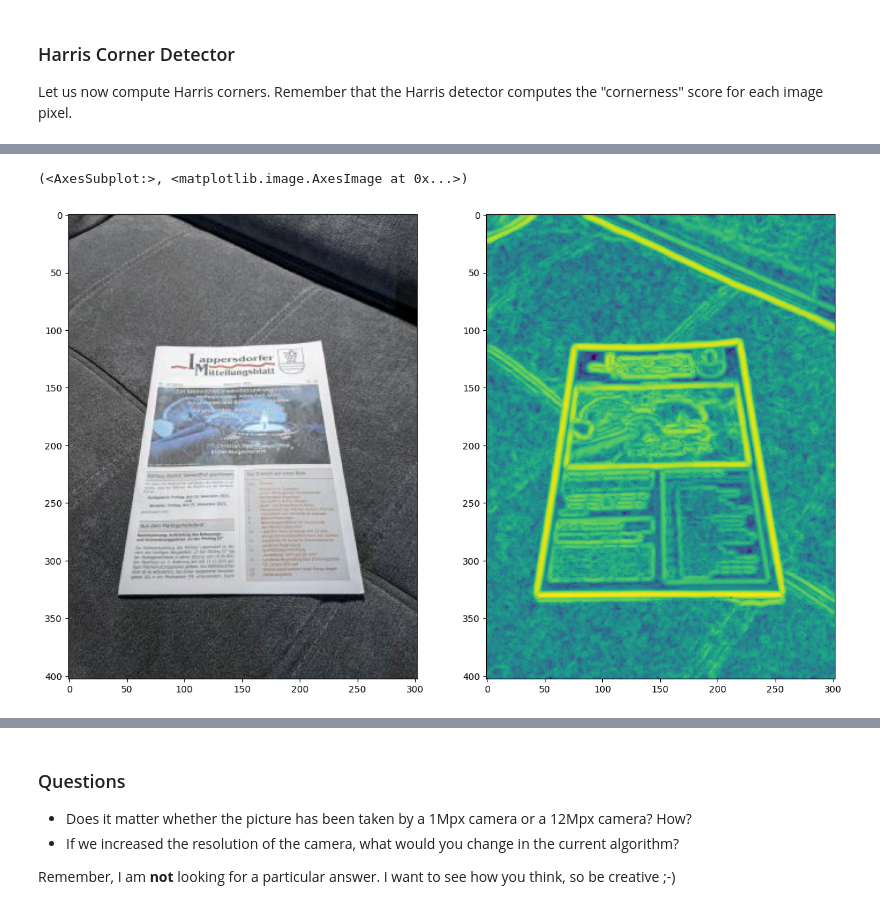
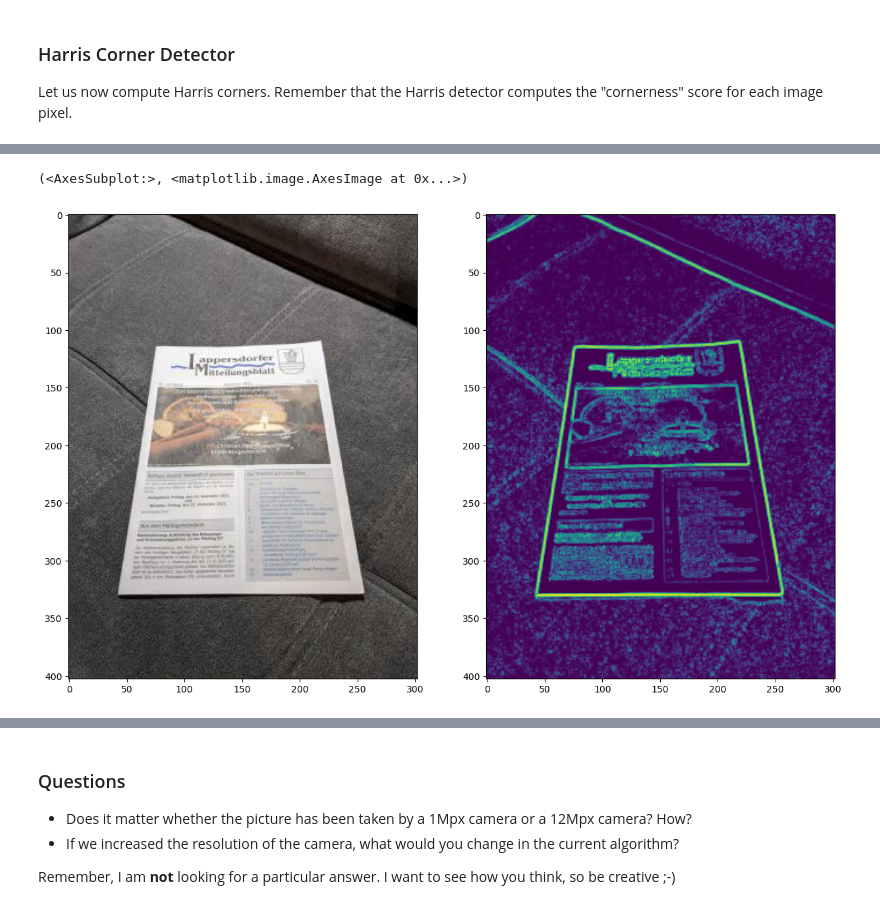
Before and after one commit to dmytro-myronov/cv-homework, a Jupyter notebook: lesson_6/homework/Homework.ipynb, the cells around one changed output, grey strips where cells are left out. Drawn from its saved outputs; the diff is of its cells as text; code cells hidden in the pictures.

```diff
--- a/lesson_6/homework/Homework.ipynb
+++ b/lesson_6/homework/Homework.ipynb
@@ -55,10 +36,15 @@ cornerness = np.log(cornerness + 1e-6)
+# %%
+src = gray.astype(np.float32)
+cornerness = cv2.cornerHarris(src, blockSize=2, ksize=3, k=0.04)
+cornerness = np.absolute(cornerness)
+cornerness = np.log(cornerness + 1e-6)
 # %%
 # Let's now plot the image and the corresponding Harris corners (in log scale)
-plt.subplot(121), plt.imshow(img)
+plt.subplot(121), plt.imshow(cv2.cvtColor(img, cv2.COLOR_BGR2RGB))
 plt.subplot(122), plt.imshow(cornerness)
 # %% [output]
 (<AxesSubplot:>, <matplotlib.image.AxesImage at 0x...>)
-[figure, old version]
+[figure, new version]
 # %% [markdown]
 At this point, you can see that the Harris detector has detected a lot of features. Not only the four document corners, but also the corners corresponding to (black) letters printed on (white) paper. How can we filter out everything but the 4 document corners?
 
```
Also changed, not shown: parts of 4 cells of this notebook.
